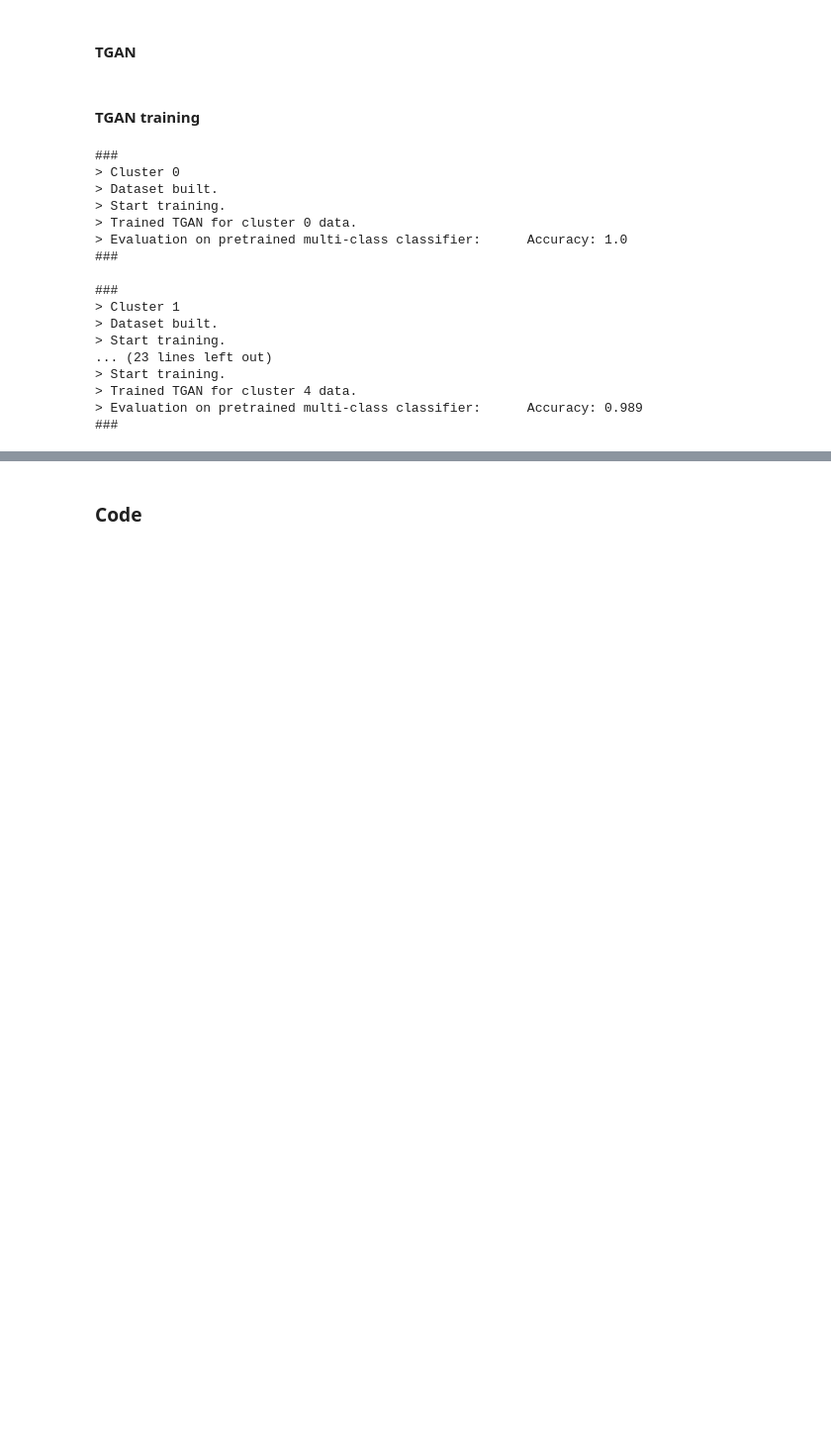
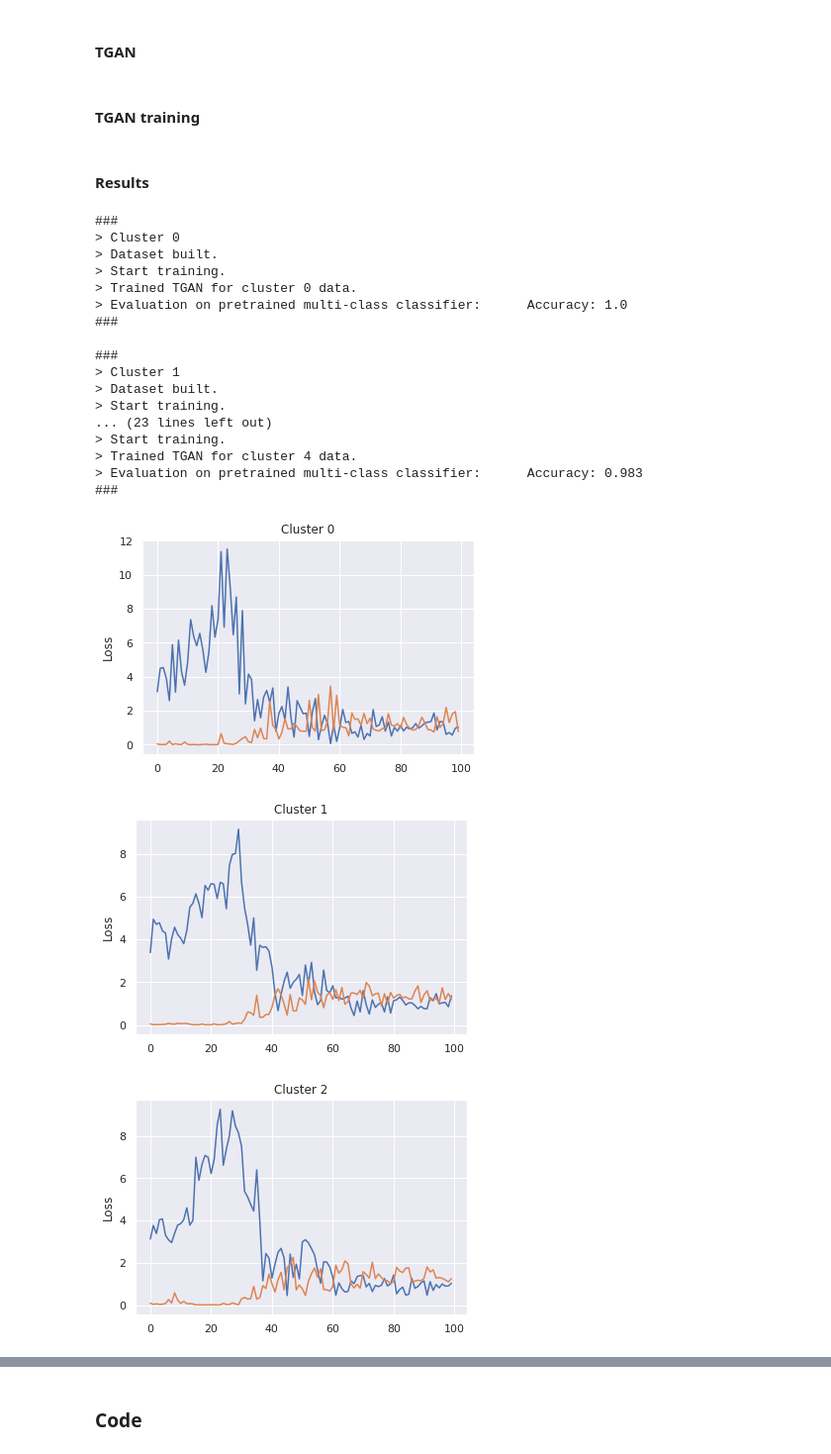
Before and after one commit to cpeluso/Bioinformatics-LAB10, a Jupyter notebook: LAB10.ipynb, the cells around one changed output, grey strips where cells are left out. Shown: that part at 99% size. Drawn from its saved outputs; the diff is of its cells as text; code cells hidden in the pictures; blank space fills up the shorter version.

```diff
--- a/LAB10.ipynb
+++ b/LAB10.ipynb
@@ -297,6 +299,9 @@ class TGAN(tf.keras.Model):
     return generated_data
 
   def fit(self, dataset, epochs, verbose = False):
+    gen_losses  = []
+    disc_losses = []
+
     for epoch in range(epochs):
 
       if verbose == True:
@@ -313,14 +318,17 @@ class TGAN(tf.keras.Model):
 
         data_index += 1
 
-    if self.verbose == True:
-      if (epoch + 1) % 50 == 0:
-        print()
-        print("EPOCH: " + str(epoch + 1))
-        print("Generator loss: " + str(gen_loss), end=",\t")
-        print("Discriminator loss: " + str(disc_loss))
+      if self.verbose == True:
+        if (epoch + 1) % 50 == 0:
+          print()
+          print("EPOCH: " + str(epoch + 1))
+          print("Generator loss: " + str(gen_loss), end=",\t")
+          print("Discriminator loss: " + str(disc_loss))
 
-      #output.clear()
+      gen_losses .append(gen_loss)
+      disc_losses.append(disc_loss)
+
+    return gen_losses, disc_losses
 
   def evaluate(self, classifier, test_size, cluster_value):
     generated_data = self.call(test_size)
@@ -328,7 +336,7 @@ class TGAN(tf.keras.Model):
     predictions = classifier.predict(generated_data)
 
     predictions = [np.argmax(prediction) for prediction in predictions]
-    print(f"Accuracy: {predictions.count(cluster_value) / len(predictions)}")
+    return predictions.count(cluster_value) / len(predictions)
 
   def train_step(self, data, verbose):
     fake_data_noise = np.random.randn(data[0].shape[0], self.input_shape_generator).astype("float32")
@@ -384,6 +392,8 @@ class TGAN(tf.keras.Model):
 ### Training and evaluation pipeline
 
 def train_and_evaluate_tgan(evaluation_classifier, test_size, epochs, batch_size = 32):
+
+  cluster_losses = []
 
   for cluster_value in range(len(data.cluster.unique())):
     '''
@@ -409,34 +419,42 @@ def train_and_evaluate_tgan(evaluation_classifier, test_size, epochs, batch_size
 
     print("> Start training.")
 
-    tgan.fit(
-      train_ds,
-      epochs,
-      verbose = None
-    )
+    gen_losses, disc_losses = tgan.fit(train_ds, epochs)
+
+    cluster_losses.append((gen_losses, disc_losses))
 
     print(f"> Trained TGAN for cluster {cluster_value} data.")
 
     print("> Evaluation on pretrained multi-class classifier:", end = "\t")
-    tgan.evaluate(classifier = nn, test_size = 1000, cluster_value = cluster_value)
+    accuracy = tgan.evaluate(classifier = nn, test_size = 1000, cluster_value = cluster_value)
+    print(f"Accuracy: {str(accuracy)}")
+
     print("###", end = "\n\n")
+
+  return cluster_losses
+# %% [markdown]
+#### Results
 # %%
-train_and_evaluate_tgan(evaluation_classifier = nn, test_size = 100, epochs = 100, batch_size = 32)
+cluster_losses = train_and_evaluate_tgan(evaluation_classifier = nn, test_size = 100, epochs = 100, batch_size = 32)
+visualize_tgan_losses(cluster_losses)
 # %% [output]
 ###
 > Cluster 0
 > Dataset built.
 > Start training.
 > Trained TGAN for cluster 0 data.
 > Evaluation on pretrained multi-class classifier:      Accuracy: 1.0
 ###
 
 ###
 > Cluster 1
 > Dataset built.
 > Start training.
 ... (23 lines left out)
 > Start training.
 > Trained TGAN for cluster 4 data.
-> Evaluation on pretrained multi-class classifier:      Accuracy: 0.989
+> Evaluation on pretrained multi-class classifier:      Accuracy: 0.983
 ###
+[figure, added]
+[figure, added]
+[figure, added]
```
Also changed, not shown: parts of 5 cells of this notebook.
